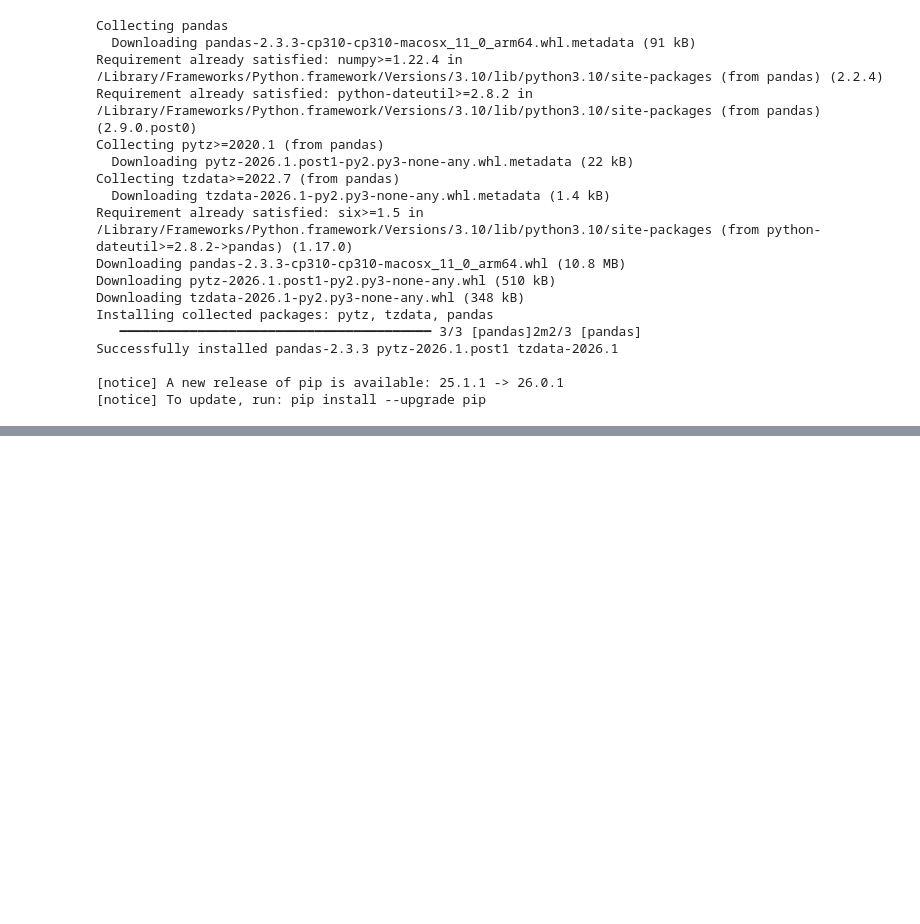
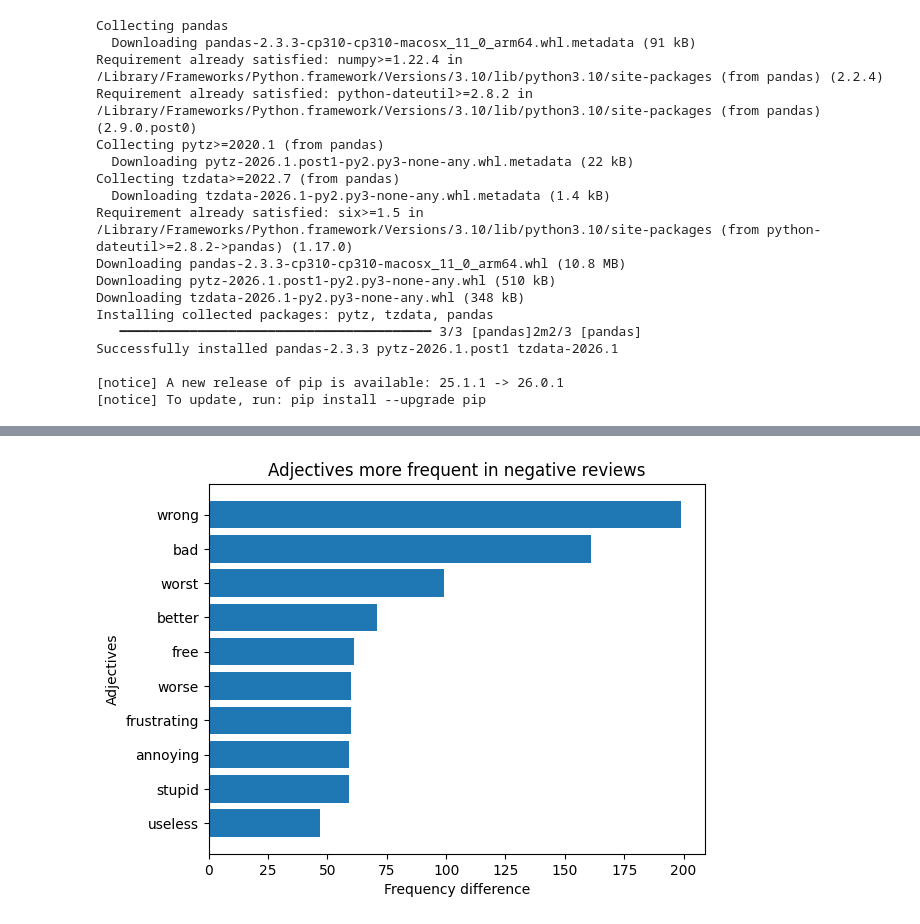
Before and after one commit to ashurkina/cl-project1, a Jupyter notebook: notebooks/analysis.ipynb, the cells around one changed output, grey strips where cells are left out. Saved outputs shown, nothing was run; the diff lists cells and outputs as text; code cells hidden in the pictures; blank space fills up the shorter version.

```diff
--- a/notebooks/analysis.ipynb
+++ b/notebooks/analysis.ipynb
@@ -27,0 +221,2 @@ ModuleNotFoundError: No module named 'pandas'
+# %%
+df['adjectives'] = df['content'].apply(get_adjectives)
@@ -27,0 +256,36 @@ ModuleNotFoundError: No module named 'pandas'
+# %%
+noise_adj = {'other', 'much', 'many', 'same'}
+
+neg_adj_clean = Counter({k: v for k, v in neg_adj_freq.items() if k not in noise_adj})
+pos_adj_clean = Counter({k: v for k, v in pos_adj_freq.items() if k not in noise_adj})
+# %%
+import pandas as pd
+
+all_adj = set(neg_adj_clean.keys()).union(set(pos_adj_clean.keys()))
+
+rows = []
+
+for word in all_adj:
+    neg = neg_adj_clean.get(word, 0)
+    pos = pos_adj_clean.get(word, 0)
+    rows.append((word, neg, pos))
+
+df_adj = pd.DataFrame(rows, columns=['word', 'neg', 'pos'])
+df_adj['diff'] = df_adj['neg'] - df_adj['pos']
+# %%
+top_neg_adj = df_adj.sort_values(by='diff', ascending=False).head(10)
+top_pos_adj = df_adj.sort_values(by='diff').head(10)
+
+top_neg_adj = top_neg_adj.sort_values(by='diff')
+top_pos_adj = top_pos_adj.sort_values(by='diff')
+# %%
+import matplotlib.pyplot as plt
+
+plt.figure()
+plt.barh(top_neg_adj['word'], top_neg_adj['diff'])
+plt.title("Adjectives more frequent in negative reviews")
+plt.xlabel("Frequency difference")
+plt.ylabel("Adjectives")
+plt.show()
+# %% [output]
+[figure, added]
```
Also changed, not shown: parts of 69 cells of this notebook.
